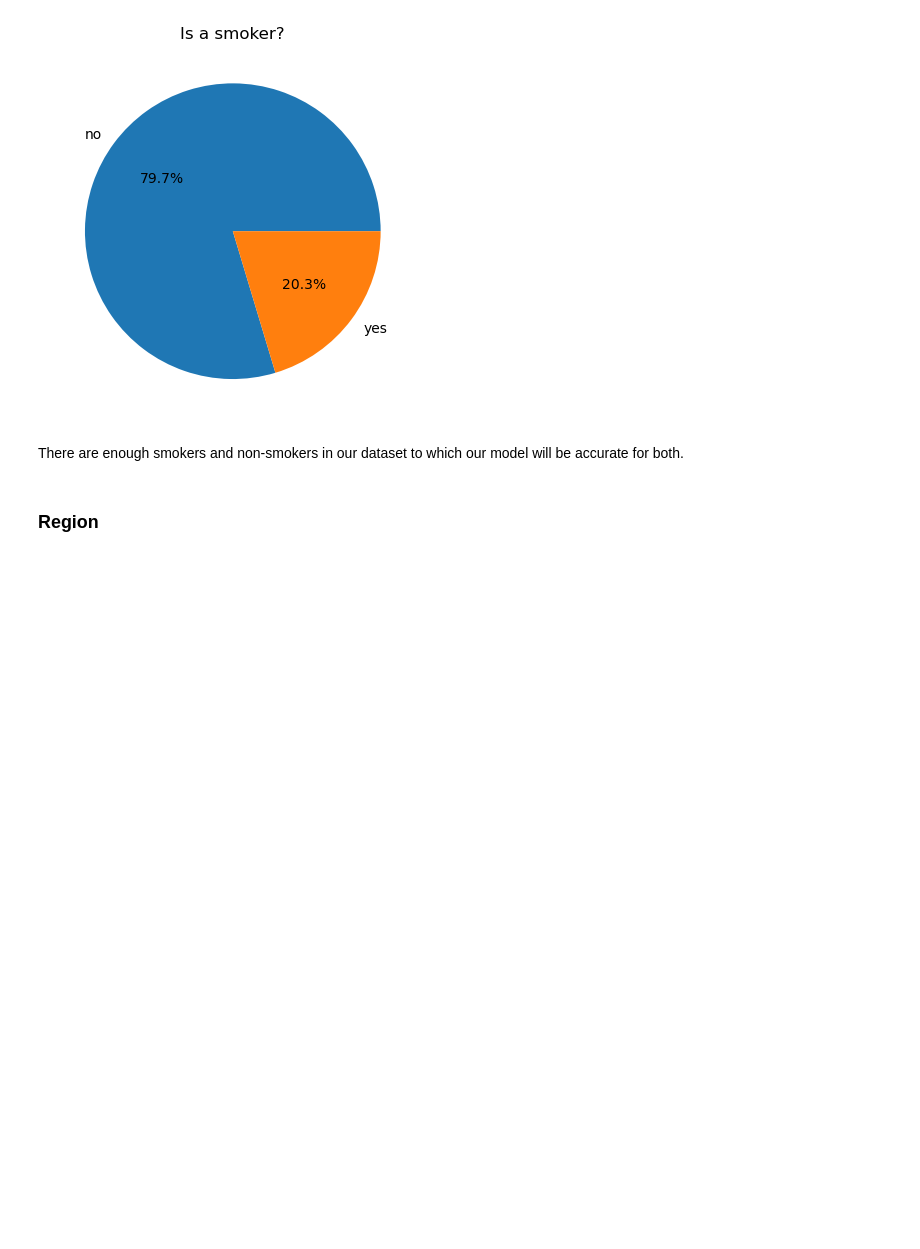
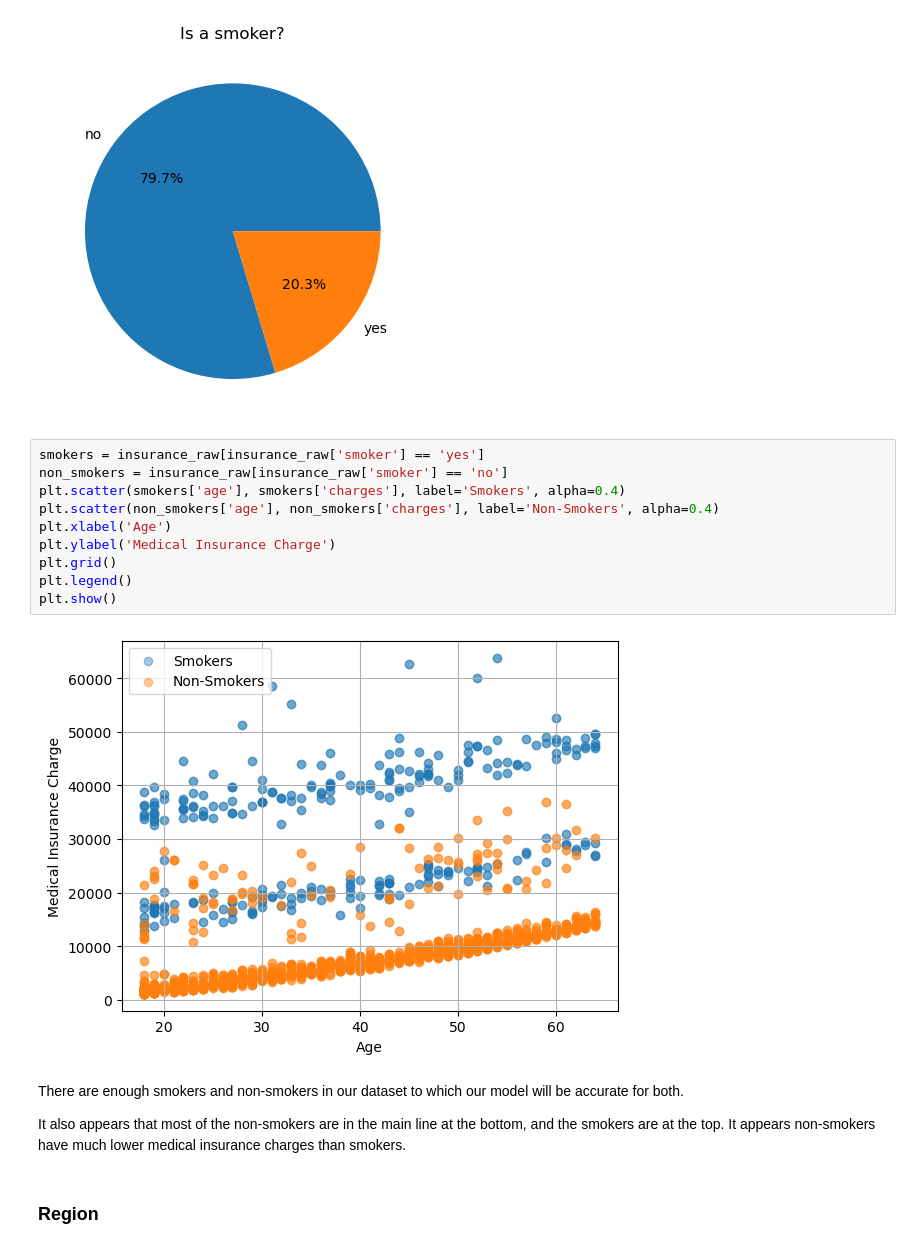
Before and after one commit to suchitbhayani/Medical-Insurance-Cost, a Jupyter notebook: Cost_Analysis.ipynb, the cells around one changed output. Saved outputs shown, nothing was run; the diff lists cells and outputs as text; blank space fills up the shorter version.

Commit message:
coefficient analysis done, todo list added, smoker exploratory data analysis added

```diff
--- a/Cost_Analysis.ipynb
+++ b/Cost_Analysis.ipynb
@@ -145,8 +156,22 @@ plt.title('Is a smoker?')
 plt.show()
 # %% [output]
 [figure]
+# %%
+smokers = insurance_raw[insurance_raw['smoker'] == 'yes']
+non_smokers = insurance_raw[insurance_raw['smoker'] == 'no']
+plt.scatter(smokers['age'], smokers['charges'], label='Smokers', alpha=0.4)
+plt.scatter(non_smokers['age'], non_smokers['charges'], label='Non-Smokers', alpha=0.4)
+plt.xlabel('Age')
+plt.ylabel('Medical Insurance Charge')
+plt.grid()
+plt.legend()
+plt.show()
+# %% [output]
+[figure, added]
 # %% [markdown]
 There are enough smokers and non-smokers in our dataset to which our model will be accurate for both.
+
+It also appears that most of the non-smokers are in the main line at the bottom, and the smokers are at the top. It appears non-smokers have much lower medical insurance charges than smokers.
 # %% [markdown]
 ### Region
 # %%
```
Also changed, not shown: parts of 6 cells of this notebook.
